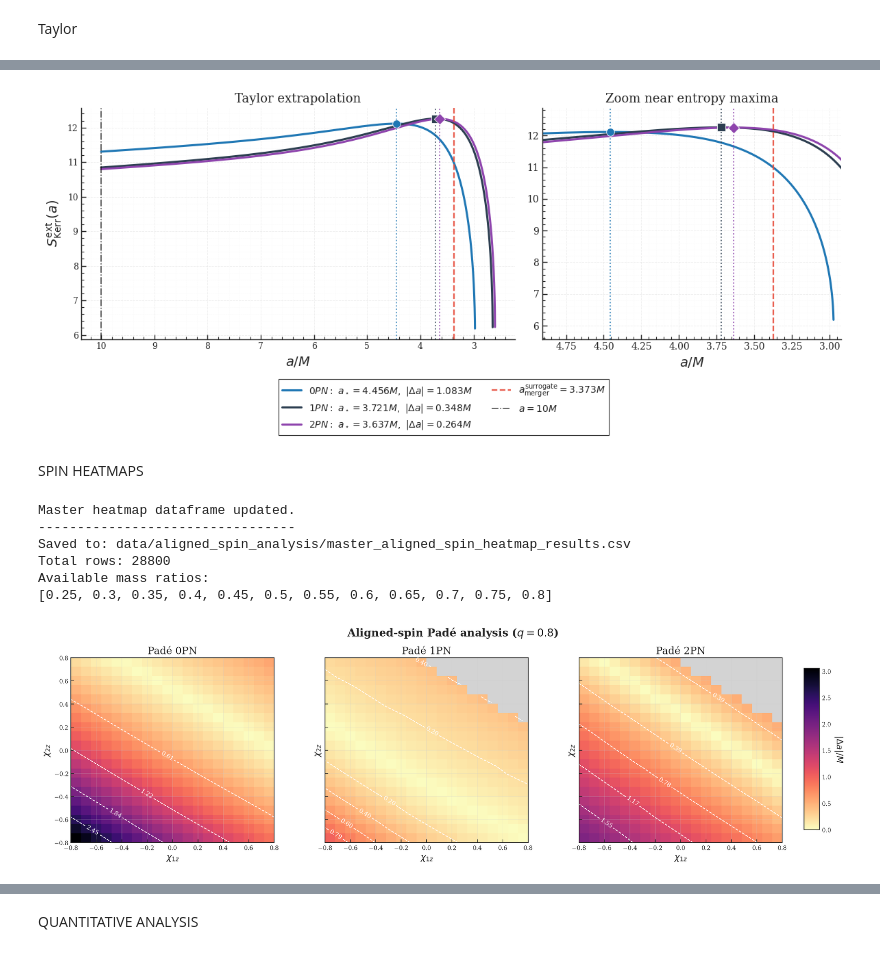
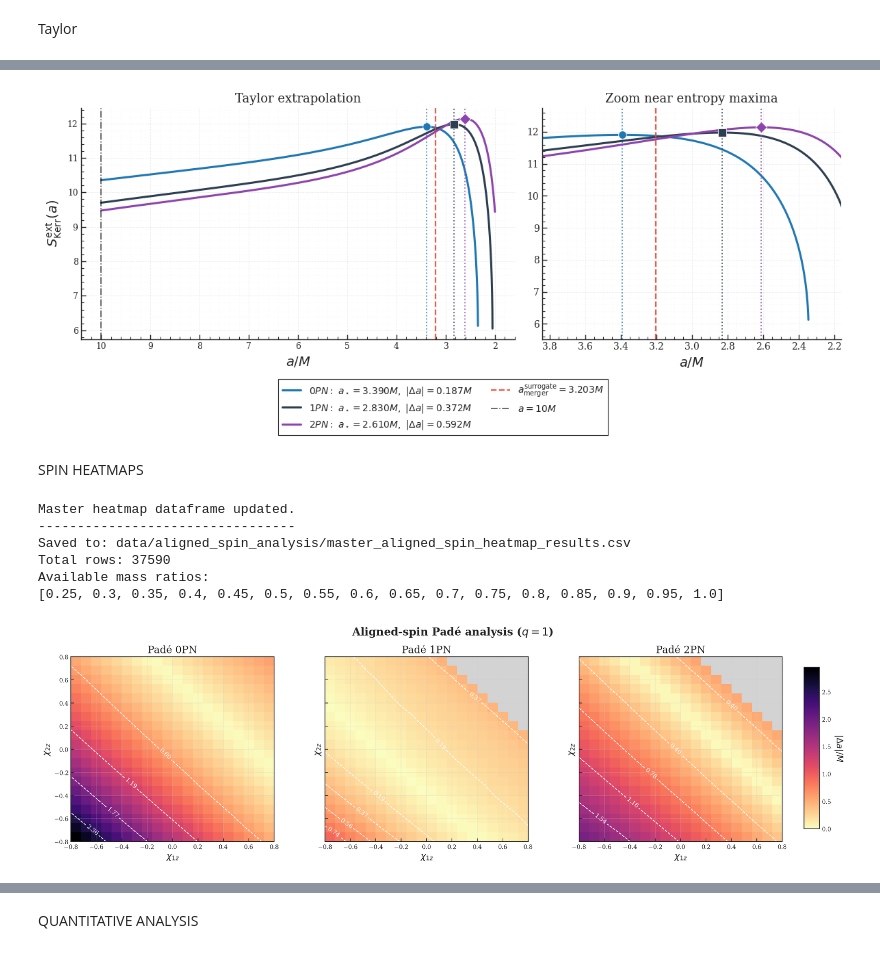
Before and after one commit to giacomobrugali/Entropy-conjecture, a Jupyter notebook: Entropy-conjecture/0PN_analysis/Aligned_Spin.ipynb, the cells around one changed output, grey strips where cells are left out. Drawn from its saved outputs; the diff is of its cells as text; code cells hidden in the pictures.

```diff
--- a/Entropy-conjecture/0PN_analysis/Aligned_Spin.ipynb
+++ b/Entropy-conjecture/0PN_analysis/Aligned_Spin.ipynb
@@ -733,11 +814,11 @@ def estimate_merger_separation_from_surrogate(
         f"Last error was:\n{repr(last_error)}"
     )
 # %%
-q = 0.35
-chi1_z = 0.2
-chi2_z = -0.4
+q = 0.3
+chi1_z = -0.3
+chi2_z = 0.3
 
-a = np.linspace(100.0, 10, 10000)
+a = np.linspace(100.0, 2, 10000)
 
 params = aligned_binary_parameters(q, chi1_z, chi2_z)
 
@@ -757,7 +838,7 @@ merger_result = estimate_merger_separation_from_surrogate(
 )
 
 curve_0PN = aligned_entropy_curve_0PN(a, params)
-curve_1PN = aligned_entropy_curve_1PN(a, params)
+curve_1PN = aligned_entropy_curve_1PN_1(a, params)
 curve_2PN = aligned_entropy_curve_2PN(a, params)
 
 
@@ -1021,9 +1373,9 @@ for item in pn_orders:
         a_merger=a_merger,
         a_fit_min=10.0,
         a_fit_max=40.0,
-        a_ext_min=1.0,
+        a_ext_min=2.0,
         a_ext_max=10.0,
-        n_ext=3000
+        n_ext=10000
     )
 
     pade_results[label] = result
@@ -1727,10 +2079,12 @@ for pn_label in pn_labels:
 
     focus_a_values.append(a_star)
 
+    delta_a_abs = abs(a_star - a_merger)
+
     label_i = (
-        fr"${pn_label}:\ "
-        fr"a_\star={a_star:.3f}M,\ "
-        fr"|\Delta a|={abs_delta_a:.3f}M$"
+    fr"${pn_label}:\ "
+    fr"a_\star={a_star:.3f}M,\ "
+    fr"|\Delta a|={delta_a_abs:.3f}M$"
     )
 
     ax.plot(
@@ -1885,34 +2239,34 @@ for axis in [ax, axz]:
         alpha=0.35
     )
 
     axis.grid(
         True,
         which="minor",
         linestyle=":",
         linewidth=0.4,
         alpha=0.18
     )
 
 handles, labels = ax.get_legend_handles_labels()
 
 fig.legend(
     handles,
     labels,
     frameon=True,
     shadow=False,
     fancybox=False,
     edgecolor="black",
     loc="lower center",
     bbox_to_anchor=(0.5, -0.05),
     ncol=2
 )
 
 sns.despine()
 
 plt.tight_layout(rect=[0, 0.12, 1, 1])
 plt.show()
 # %% [output]
-[figure, old version]
+[figure, new version]
 # %% [markdown]
 SPIN HEATMAPS
 # %%
@@ -2044,7 +2398,7 @@ def update_master_heatmap_results(
 
     return df_master
 # %%
-q_pade = 0.8
+q_pade = 1
 
 n_points_p = 20
 chi_range_p = np.linspace(-0.8, 0.8, n_points_p)
@@ -2575,8 +2929,8 @@ plt.show()
 Master heatmap dataframe updated.
 ---------------------------------
 Saved to: data/aligned_spin_analysis/master_aligned_spin_heatmap_results.csv
-Total rows: 28800
+Total rows: 37590
 Available mass ratios:
-[0.25, 0.3, 0.35, 0.4, 0.45, 0.5, 0.55, 0.6, 0.65, 0.7, 0.75, 0.8]
+[0.25, 0.3, 0.35, 0.4, 0.45, 0.5, 0.55, 0.6, 0.65, 0.7, 0.75, 0.8, 0.85, 0.9, 0.95, 1.0]
-[figure, old version]
+[figure, new version]
 # %%
```
Also changed, not shown: parts of 19 cells of this notebook.
